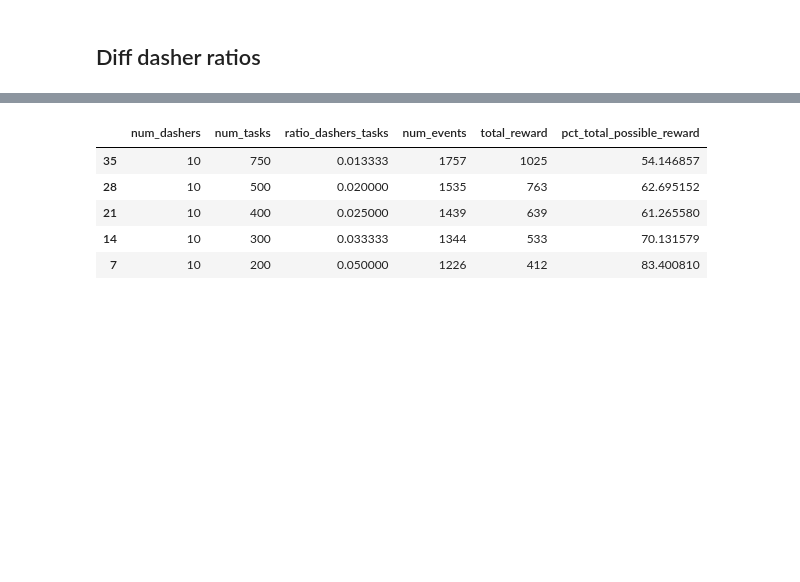
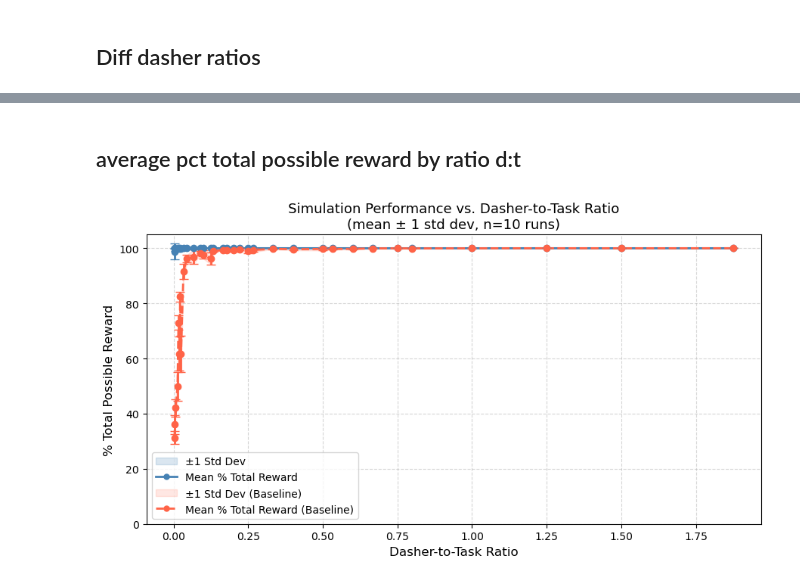
Before and after one commit to kaylamullen/independent-study, a Jupyter notebook: result_analysis.ipynb, the cells around one changed output, grey strips where cells are left out. Saved outputs shown, nothing was run; the diff lists cells and outputs as text; code cells hidden in the pictures; blank space fills up the shorter version.

```diff
--- a/result_analysis.ipynb
+++ b/result_analysis.ipynb
@@ -31,9 +11,57 @@ sd
-# %%
-b.head()
-# %% [output]
-|  | num_dashers | num_tasks | ratio_dashers_tasks | num_events | total_reward | pct_total_possible_reward |
-| 35 | 10 | 750 | 0.013333 | 1757 | 1025 | 54.146857 |
-| 28 | 10 | 500 | 0.020000 | 1535 | 763 | 62.695152 |
-| 21 | 10 | 400 | 0.025000 | 1439 | 639 | 61.265580 |
-| 14 | 10 | 300 | 0.033333 | 1344 | 533 | 70.131579 |
-| 7 | 10 | 200 | 0.050000 | 1226 | 412 | 83.400810 |
+# %% [markdown]
+## average pct total possible reward by ratio d:t
+# %%
+sd_avgs = sd.groupby('ratio_dashers_tasks')['pct_total_possible_reward'].mean()
+b_avgs = b.groupby('ratio_dashers_tasks')['pct_total_possible_reward'].mean()
+# %%
+sd_stds = sd.groupby('ratio_dashers_tasks')['pct_total_possible_reward'].std().reset_index()
+b_stds = b.groupby('ratio_dashers_tasks')['pct_total_possible_reward'].std().reset_index()
+sd_avgs = sd_avgs.reset_index()
+b_avgs = b_avgs.reset_index()
+# %%
+
+fig, ax = plt.subplots(figsize=(9, 5))
+
+# Shaded std dev band
+ax.fill_between(sd_avgs['ratio_dashers_tasks'],
+                sd_avgs['pct_total_possible_reward'] - sd_stds['pct_total_possible_reward'],
+                sd_avgs['pct_total_possible_reward'] + sd_stds['pct_total_possible_reward'],
+                alpha=0.2, color='steelblue', label='±1 Std Dev')
+
+# Mean line + markers
+ax.plot(sd_avgs['ratio_dashers_tasks'],
+        sd_avgs['pct_total_possible_reward'],
+        color='steelblue', linewidth=2, marker='o', markersize=5, label='Mean % Total Reward')
+
+
+# Shaded std dev band for baseline
+ax.fill_between(b_avgs['ratio_dashers_tasks'],
+                b_avgs['pct_total_possible_reward'] - b_stds['pct_total_possible_reward'],
+                b_avgs['pct_total_possible_reward'] + b_stds['pct_total_possible_reward'],
+                alpha=0.15, color='tomato', label='±1 Std Dev (Baseline)')
+
+# Baseline mean line + markers
+ax.plot(b_avgs['ratio_dashers_tasks'],
+        b_avgs['pct_total_possible_reward'],
+        color='tomato', linewidth=2, marker='o',
+        markersize=5, linestyle='--', label='Mean % Total Reward (Baseline)')
+
+ax.errorbar(sd_avgs['ratio_dashers_tasks'], sd_avgs['pct_total_possible_reward'],
+            yerr=sd_stds['pct_total_possible_reward'], fmt='o', color='steelblue', capsize=4, linewidth=2)
+
+
+ax.errorbar(b_avgs['ratio_dashers_tasks'], b_avgs['pct_total_possible_reward'],
+            yerr=b_stds['pct_total_possible_reward'], fmt='o', color='tomato', capsize=4, linewidth=2)
+
+
+ax.set_xlabel('Dasher-to-Task Ratio', fontsize=12)
+ax.set_ylabel('% Total Possible Reward', fontsize=12)
+ax.set_title('Simulation Performance vs. Dasher-to-Task Ratio\n(mean ± 1 std dev, n=10 runs)', fontsize=13)
+ax.legend()
+ax.grid(True, linestyle='--', alpha=0.5)
+ax.set_ylim(0, 105)
+
+plt.tight_layout()
+plt.show()
+# %% [output]
+[figure, added]
```
Also changed, not shown: parts of 8 cells of this notebook.
